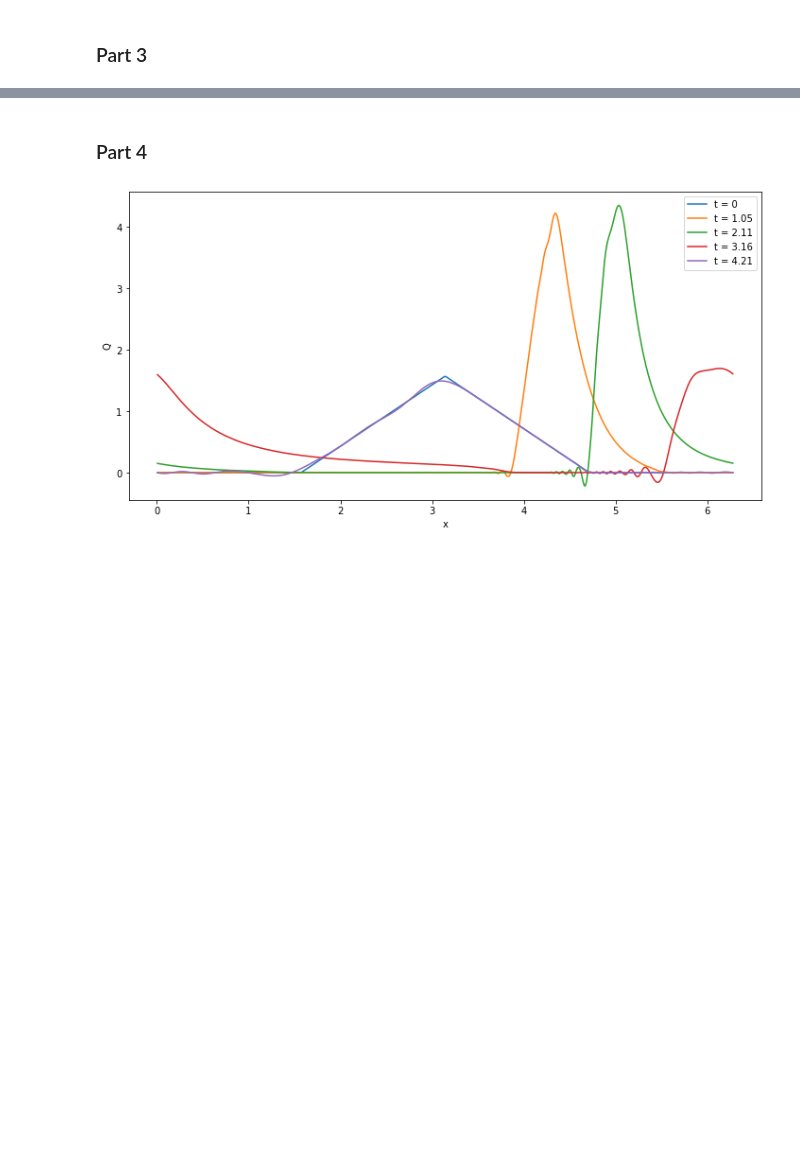
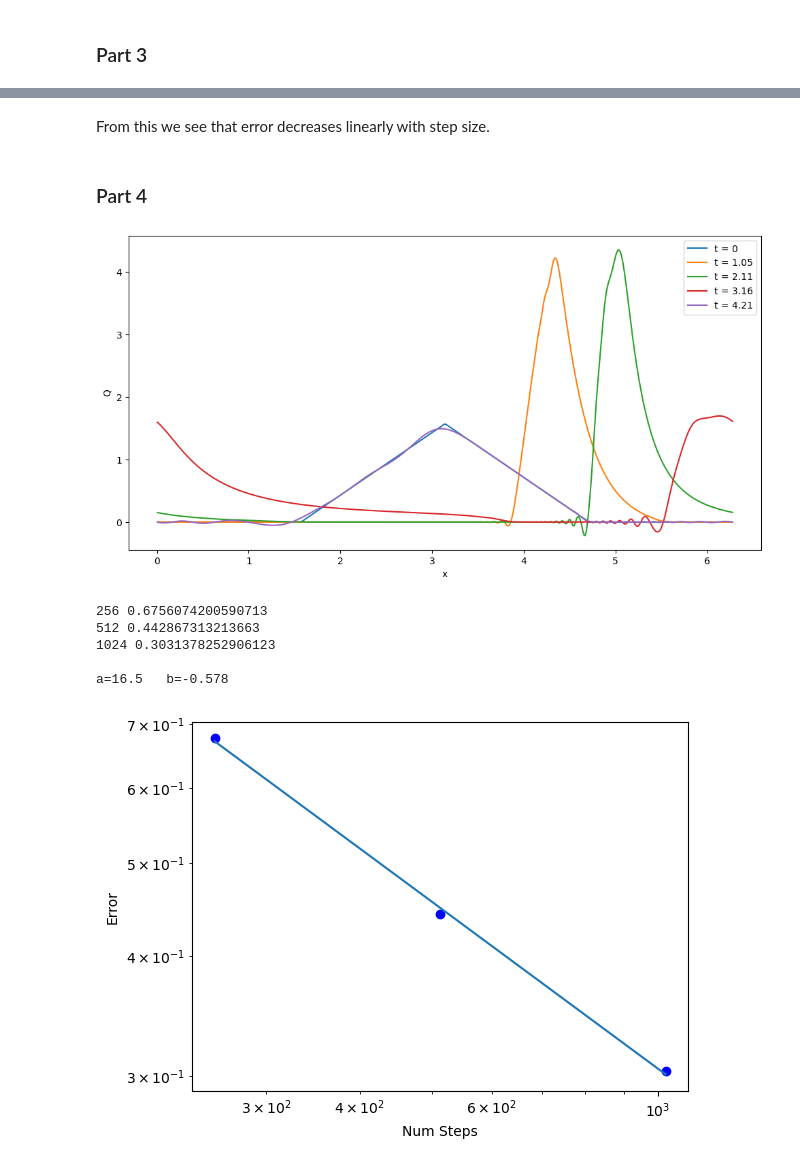
Before and after one commit to whuang259/Math714-Physics763, a Jupyter notebook: Math 714/Math_714_HW_4.ipynb, the cells around one changed output, grey strips where cells are left out. Saved outputs shown, nothing was run; the diff lists cells and outputs as text; code cells hidden in the pictures; blank space fills up the shorter version.

```diff
--- a/Math 714/Math_714_HW_4.ipynb
+++ b/Math 714/Math_714_HW_4.ipynb
@@ -244,20 +311,69 @@ plt.show()
+# %% [markdown]
+From this we see that error decreases linearly with step size.
 # %% [markdown]
 ### Part 4
 # %%
+m=512
+h = 2*np.pi/m
+T = 3*np.pi/np.sqrt(5)
+dt = h/(3*c)
+c = 10/3
+
 def q2(x):
     return max((np.pi/2) - np.abs(x - np.pi), 0)
 
+dt = T/(np.ceil(T/dt/4)*4)
+N = int(T/dt)
+snapshots = [i * N//4 for i in range(5)]
+xs = [(i+1/2)*h for i in range(m)]
 Q = [q2(x) for x in xs]
 
 plt.figure(figsize=(12,6))
 plt.plot(xs, Q, label="t = 0")
 for t in range(N):
-    Q = step(Q)
+    Q = step(Q, dt, h)
     if (t+1) in snapshots:
         plt.plot(xs, Q, label = f"t = {(t+1)*dt:.3}")
 plt.legend(loc="upper right")
 plt.xlabel("x")
 plt.ylabel("Q")
 plt.show()
+
+errs = []
+
+for m in ms:
+    h = 2*np.pi/m
+    T = 3*np.pi/np.sqrt(5)
+    dt = h/(3*c)
+    dt = T/(np.ceil(T/dt/4)*4)
+    N = int(T/dt)
+
+    xs = [(i+1/2)*h for i in range(m)]
+    Q = np.array([q2(x) for x in xs])
+    actual = np.array([q2(x) for x in xs])
+    for t in range(N):
+        Q = step(Q, dt, h)
+    err = np.linalg.norm(Q - actual)
+    print(m, err)
+    errs.append(err)
+
+C = np.asmatrix([[np.log(m), 1] for m in ms])
+b, a = np.linalg.lstsq(C, np.log(errs), rcond=None)[0]
+
+a = np.exp(a)
+fit = [a*m**b for m in ms]
+print(f"\na={a:.3}\t b={b:.3}")
+
+plt.loglog(ms, errs, 'bo')
+plt.loglog(ms, fit)
+plt.xlabel("Num Steps")
+plt.ylabel("Error")
+plt.show()
 # %% [output]
-[figure, old version]
+[figure, new version]
+256 0.6756074200590713
+512 0.442867313213663
+1024 0.3031378252906123
+
+a=16.5   b=-0.578
+[figure, added]
```
Also changed, not shown: parts of 10 cells of this notebook, 1 other file.
